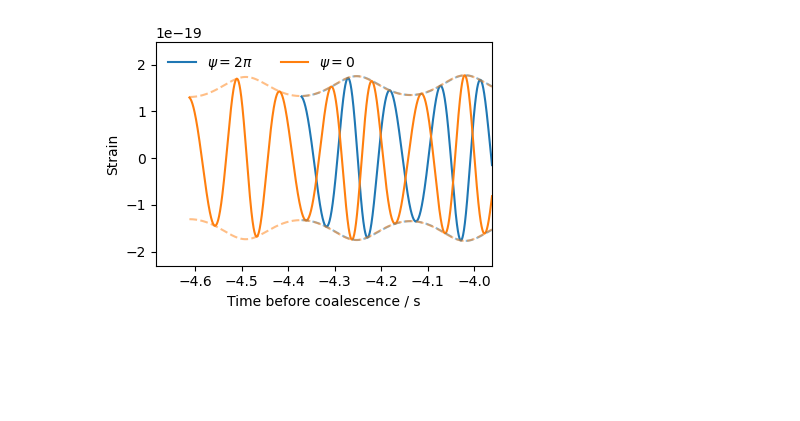
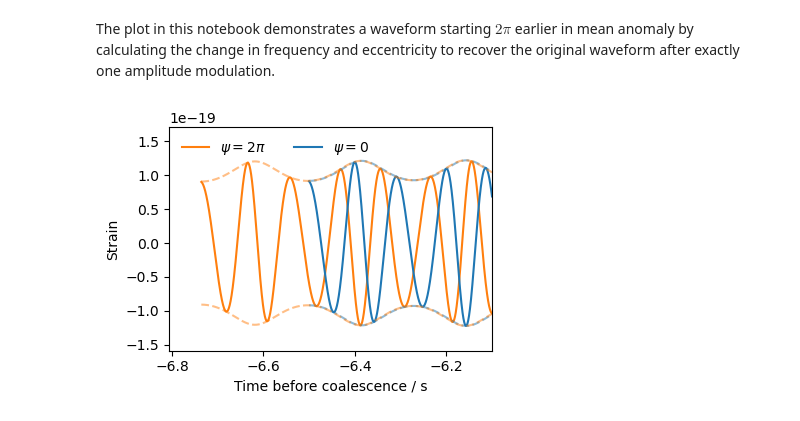
Before and after one commit to BenGPatterson/EccentricHarmonics, a Jupyter notebook: shifting_MA.ipynb, the cells around one changed output. Cells and saved outputs as stored; diff of their text form; code cells hidden in the pictures; blank space fills up the shorter version.

```diff
--- a/shifting_MA.ipynb
+++ b/shifting_MA.ipynb
@@ -2,11 +2,13 @@
 import matplotlib.pyplot as plt
 import numpy as np
 from calcwf import gen_wf, chirp2total, shifted_f, shifted_e
+# %% [markdown]
+The plot in this notebook demonstrates a waveform starting $2\pi$ earlier in mean anomaly by calculating the change in frequency and eccentricity to recover the original waveform after exactly one amplitude modulation.
 # %%
 # Parameters
 f_low = 10
 e = 0.1
-chirp = 30
+chirp = 24
 q = 2
 sample_rate = 4096
 # %%
@@ -22,20 +24,20 @@ s = gen_wf(s_f, s_e, chirp2total(chirp, q), q, sample_rate, 'TEOBResumS')
 # %%
 # Make plot
 plt.figure(figsize=(0.65*6.4,0.65*4.8))
-plt.plot(h.sample_times, h.real(), c='C0', label='$\psi=2\pi$')
-plt.plot(s.sample_times, s.real(), c='C1', label='$\psi=0$')
+plt.plot(s.sample_times, s.real(), c='C1', label='$\psi=2\pi$')
+plt.plot(h.sample_times, h.real(), c='C0', label='$\psi=0$')
 plt.plot(h.sample_times, np.abs(h), c='C0', ls='dashed', alpha=0.5)
 plt.plot(s.sample_times, np.abs(s), c='C1', ls='dashed', alpha=0.5)
 plt.plot(h.sample_times, -np.abs(h), c='C0', ls='dashed', alpha=0.5)
 plt.plot(s.sample_times, -np.abs(s), c='C1', ls='dashed', alpha=0.5)
 plt.legend(loc='upper left', frameon=False, ncol=2)
 plt.xlabel('Time before coalescence / s')
 plt.ylabel('Strain')
 len_2pi = h.sample_times[0]-s.sample_times[0]
 plt.xlim(s.sample_times[0]-0.3*len_2pi, h.sample_times[0]+1.7*len_2pi)
 max_h = max(np.abs(h[:int(1.7*len_2pi*sample_rate)]))
 plt.ylim(-1.3*max_h, 1.4*max_h)
 plt.tight_layout()
 plt.savefig('Figures/2piTA.pdf')
 # %% [output]
-[figure, old version]
+[figure, new version]
```
Also changed, not shown: 5 other files.
